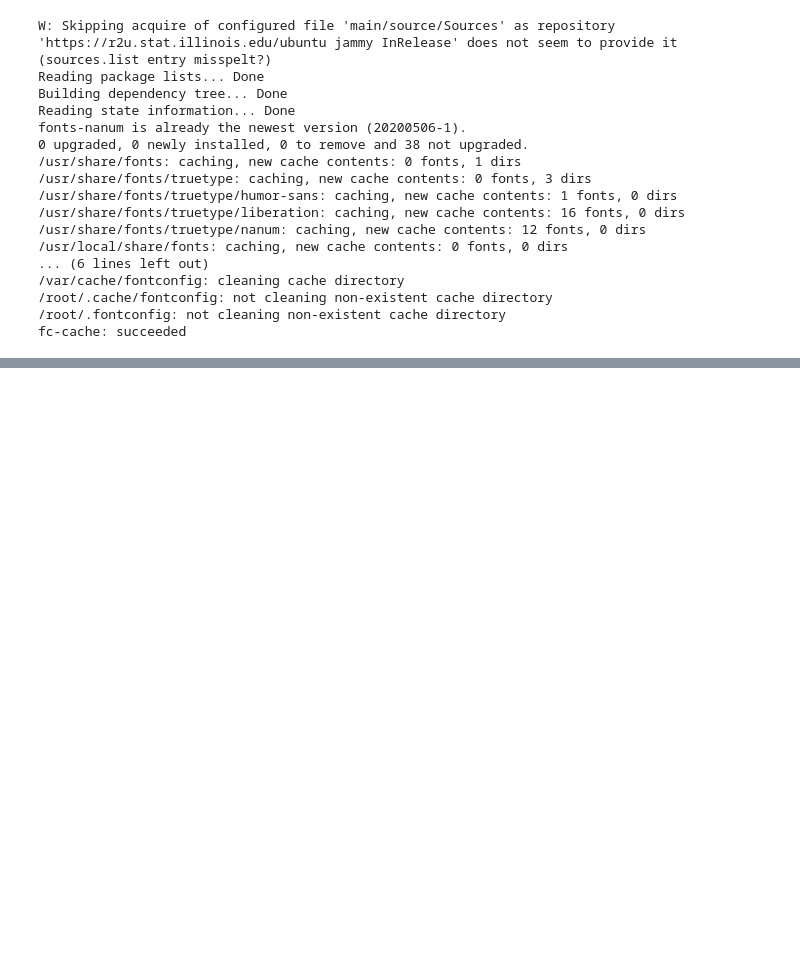
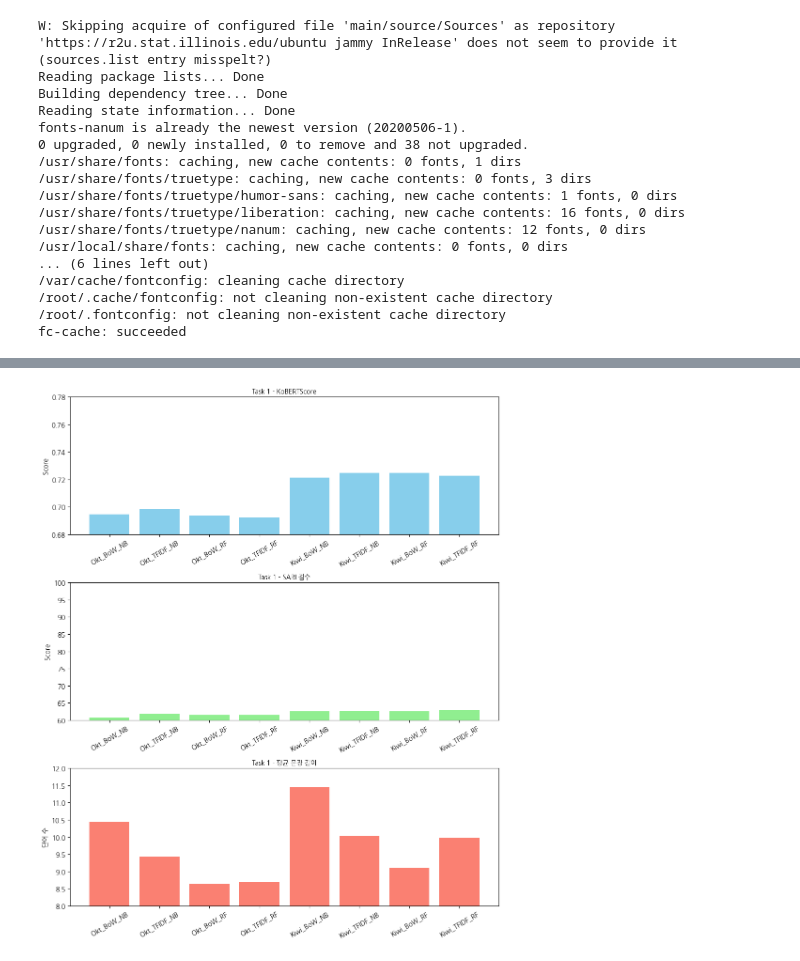
Before and after one commit to kimhamyong/medical-guide-reform, a Jupyter notebook: evaluation/model_performance_comparison.ipynb, the cells around one changed output, grey strips where cells are left out. Drawn from its saved outputs; the diff is of its cells as text; code cells hidden in the pictures; blank space fills up the shorter version.

Commit message:
feat: 모델 평가 시각화-task1, task2

```diff
--- a/evaluation/model_performance_comparison.ipynb
+++ b/evaluation/model_performance_comparison.ipynb
@@ -75,0 +25,88 @@ plt.show()
+# %%
+import matplotlib.pyplot as plt
+import matplotlib.font_manager as fm
+import matplotlib as mpl
+import pandas as pd
+
+# 나눔고딕 폰트 설정
+font_path = '/usr/share/fonts/truetype/nanum/NanumGothic.ttf'
+font_prop = fm.FontProperties(fname=font_path)
+mpl.rc('font', family=font_prop.get_name())
+plt.rcParams['axes.unicode_minus'] = False
+
+# ================================
+# task1.
+# Okt + BoW + NaiveBayes:     0.6946 | 60.82 | 10.44
+# Okt + TFIDF + NaiveBayes:   0.6985 | 61.88 | 9.44
+# Okt + BoW + RandomForest:   0.6935 | 61.52 | 8.64
+# Okt + TFIDF + RandomForest: 0.6924 | 61.54 | 8.70
+# Kiwi + BoW + NaiveBayes:    0.7214 | 62.60 | 11.46
+# Kiwi + TFIDF + NaiveBayes:  0.7246 | 62.67 | 10.04
+# Kiwi + BoW + RandomForest:  0.7247 | 62.61 | 9.10
+# Kiwi + TFIDF + RandomForest:0.7226 | 62.96 | 9.98
+
+general_data = {
+    'Model': [
+        'Okt_BoW_NB', 'Okt_TFIDF_NB',
+        'Okt_BoW_RF', 'Okt_TFIDF_RF',
+        'Kiwi_BoW_NB', 'Kiwi_TFIDF_NB',
+        'Kiwi_BoW_RF', 'Kiwi_TFIDF_RF'
+    ],
+    'KoBERTScore': [0.6946, 0.6985, 0.6935, 0.6924, 0.7214, 0.7246, 0.7247, 0.7226],
+    'SARI': [60.82, 61.88, 61.52, 61.54, 62.60, 62.67, 62.61, 62.96],
+    'Avg_Length': [10.44, 9.44, 8.64, 8.70, 11.46, 10.04, 9.10, 9.98]
+}
+df_general = pd.DataFrame(general_data)
+
+# ================================
+# task2.
+# KoBART Seq2Seq:     0.7721 | 60.73 | 9.40
+# KoSRoBERTa Retrieval: 0.7690 | 98.94 | 10.53
+
+highperf_data = {
+    'Model': ['KoBART_Seq2Seq', 'KoSRoBERTa-R'],
+    'KoBERTScore': [0.7721, 0.7690],
+    'SARI': [60.73, 98.94],
+    'Avg_Length': [9.40, 10.53]
+}
+df_highperf = pd.DataFrame(highperf_data)
+
+# ================================
+# 공통 그래프 생성 함수
+def plot_metrics(df, title_prefix, filename):
+    fig, axs = plt.subplots(3, 1, figsize=(10, 12))
+    plt.subplots_adjust(hspace=0.5)
+
+    axs[0].bar(df['Model'], df['KoBERTScore'], color='skyblue')
+    axs[0].set_title(f'{title_prefix} - KoBERTScore', fontproperties=font_prop)
+    axs[0].set_ylabel('Score', fontproperties=font_prop)
+    axs[0].set_ylim([0.68, 0.78])
+    axs[0].tick_params(axis='x', rotation=30)
+
+    axs[1].bar(df['Model'], df['SARI'], color='lightgreen')
+    axs[1].set_title(f'{title_prefix} - SARI 점수', fontproperties=font_prop)
+    axs[1].set_ylabel('Score', fontproperties=font_prop)
+    axs[1].set_ylim([60, 100])
+    axs[1].tick_params(axis='x', rotation=30)
+
+    axs[2].bar(df['Model'], df['Avg_Length'], color='salmon')
+    axs[2].set_title(f'{title_prefix} - 평균 문장 길이', fontproperties=font_prop)
+    axs[2].set_ylabel('단어 수', fontproperties=font_prop)
+    axs[2].set_ylim([8, 12])
+    axs[2].tick_params(axis='x', rotation=30)
+
+    # 축 폰트에도 적용
+    for ax in axs:
+        for label in ax.get_xticklabels() + ax.get_yticklabels():
+            label.set_fontproperties(font_prop)
+
+    plt.tight_layout()
+    plt.savefig(filename, dpi=300)
+    plt.show()
+
+# ================================
+# 실행
+plot_metrics(df_general, 'Task 1', 'task1.png')
+plot_metrics(df_highperf, 'Task 2', 'task2.png')
+# %% [output]
+[figure, added]
```
Also changed, not shown: parts of 3 cells of this notebook.
